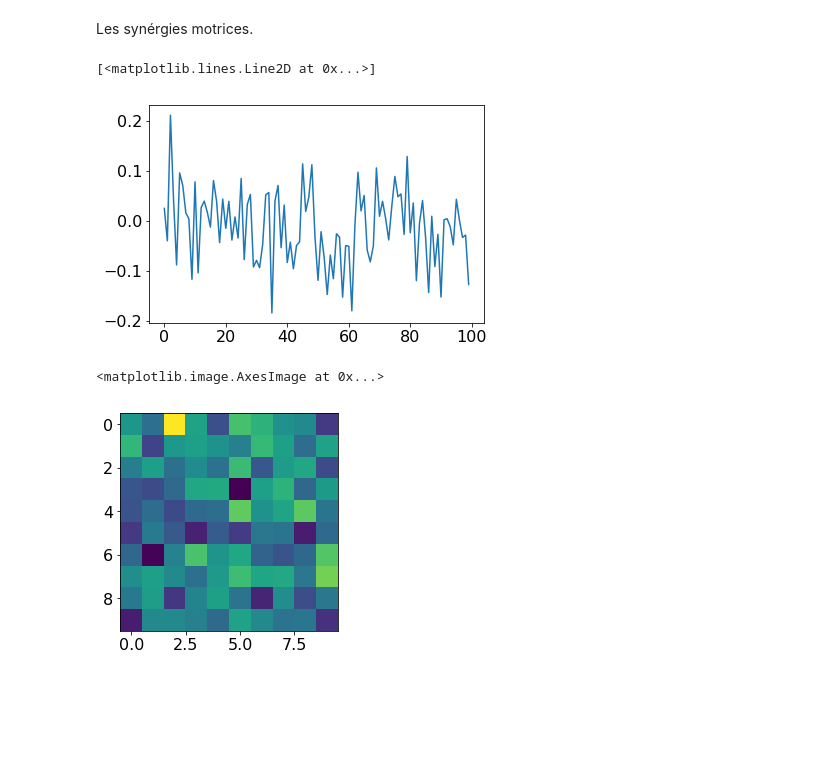
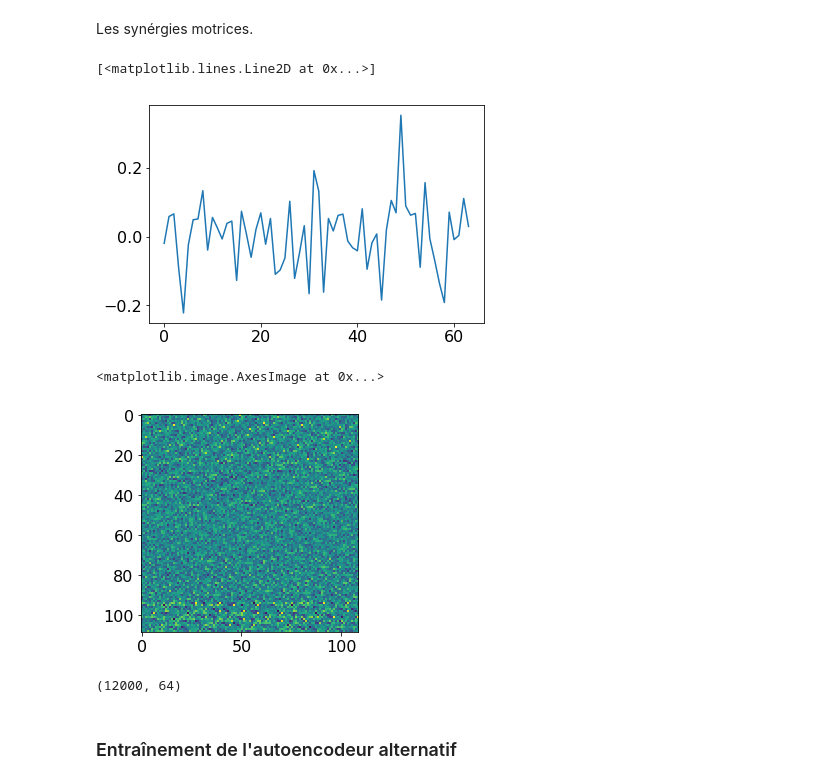
Before and after one commit to elichou/jupyternotebooks, a Jupyter notebook: Visual_Learning_Reaching_BS_GFN-GAUSS.ipynb, the cells around one changed output. Saved outputs shown, nothing was run; the diff lists cells and outputs as text; code cells hidden in the pictures; blank space fills up the shorter version.

```diff
--- a/Visual_Learning_Reaching_BS_GFN-GAUSS.ipynb
+++ b/Visual_Learning_Reaching_BS_GFN-GAUSS.ipynb
@@ -42,7 +42,7 @@ nb_posture = 300
 nb_command = 40
 nb_joint = 3
 nb_data = nb_command*nb_posture
-img_size = 48
+img_size = 64
 # %% [markdown]
 ## Construction de la base de données
 # %% [markdown]
@@ -221,7 +227,7 @@ from keras import backend as K
 # %%
 input_size = 128
 input_shape = (2, input_size, input_size)
-latent_dim = 100 # plus facile pour la concaténation des outputs...
+latent_dim = 64 # plus facile pour la concaténation des outputs...
 
 # on donne en entrée des pairs d'images
 inputs_xy = Input(shape = (2, img_size, img_size, ), name = 'xy')
@@ -340,7 +348,7 @@ input_shape = (2, input_size, input_size)
 latent_dim = 64 # plus facile pour la concaténation des outputs...
 
 # on donne en entrée des pairs d'images
-inputs_xy = Input(shape = (2, img_size, img_size, ), name = 'xy')
+inputs_xy = Input(shape = (3, img_size, img_size, ), name = 'xy')
 
 # on sépare chacune des images
 x = Lambda(lambda x: x[:,0,:,:])(inputs_xy)
@@ -349,28 +357,41 @@ x = Reshape((1,img_size, img_size,))(x)
 y = Lambda(lambda x: x[:,1,:,:])(inputs_xy)
 y = Reshape((1,img_size, img_size,))(y)
 
-# on factorise chacune des images avec dex conv2D
-fx = Conv2D(filters = 32, kernel_size = 3, strides = 2, activation = 'relu', padding = "same")(x)
-fx = Flatten()(fx)
-fx = Dense(latent_dim, activation = 'relu', name = 'latent_fx')(fx)
+# on sépare également les postures
+pos = Lambda(lambda x: x[:,2,:3,0])(inputs_xy)
+pos = Reshape((1,3,))(pos)
+
+# on factorise chacune des images
+fx = Flatten()(x)
+fx = Dense(latent_dim, activation = 'relu', name = 'latent_fx1')(fx)
+fx = Dense(latent_dim, activation = 'relu', name = 'latent_fx2')(fx)
+fx = Dense(latent_dim, activation = 'relu', name = 'latent_fx3')(fx)
 fx = Reshape((latent_dim,1,))(fx)
 
-fy = Conv2D(filters = 32, kernel_size = 3, strides = 2, activation = 'relu', padding = "same")(y)
-fy = Flatten()(fy)
-fy = Dense(latent_dim, activation = 'relu', name = 'latent_fy')(fy)
+fy = Flatten()(y)
+fy = Dense(latent_dim, activation = 'relu', name = 'latent_fy1')(fy)
+fy = Dense(latent_dim, activation = 'relu', name = 'latent_fy2')(fy)
+fy = Dense(latent_dim, activation = 'relu', name = 'latent_fy3')(fy)
 fy = Reshape((latent_dim,1,))(fy)
+
 
 # on multiplie les deux factorisations, TODO mieux si produit tensoriel
 matmul = Multiply()([fx, fy])
 
 # on passe le tout dans une couche de perceptrons pour obtenir les synérgies motrices
 x = Flatten()(matmul)
-fh = Dense(latent_dim, name = 'latent_fh')(x)
+fh = Dense(latent_dim, name = 'latent_fh1')(x)
+fh = Dense(latent_dim, name = 'latent_fh2')(x)
+fh = Dense(latent_dim, name = 'latent_fh3')(x)
+fh = Dense(latent_dim, name = 'latent_fh4')(x)
 fh = Reshape((latent_dim,))(fh)
 
 # tricks pour pouvoir passer fx et latent en outputs
-fx = Reshape((1,latent_dim,))(fx)
+
 fh = Reshape((1,latent_dim,))(fh)
-out = Concatenate()([fx, fh])
+#latent = Reshape((1,3,))(latent)
 
-encoder_alt = Model(inputs = inputs_xy, outputs = out, name = 'encoder_alt')
+out = Concatenate()([pos, fh])
+print('out taille', K.int_shape(out))
+
+encoder = Model(inputs = inputs_xy, outputs = out, name = 'encoder_alt')
@@ -540,9 +579,15 @@ Les synérgies motrices.
 plt.plot(intermediate_output[0])
 # %% [output]
 [<matplotlib.lines.Line2D at 0x...>]
-[figure, old version]
+[figure, new version]
 # %%
-imshow(resize(intermediate_output[0], (10,10)))
+imshow(resize(intermediate_output, (109,109)))
 # %% [output]
 <matplotlib.image.AxesImage at 0x...>
-[figure, old version]
+[figure, new version]
+# %%
+shape(intermediate_output)
+# %% [output]
+(12000, 64)
+# %% [markdown]
+### Entraînement de l'autoencodeur alternatif
```
Also changed, not shown: parts of 20 cells of this notebook, 1 other file.
